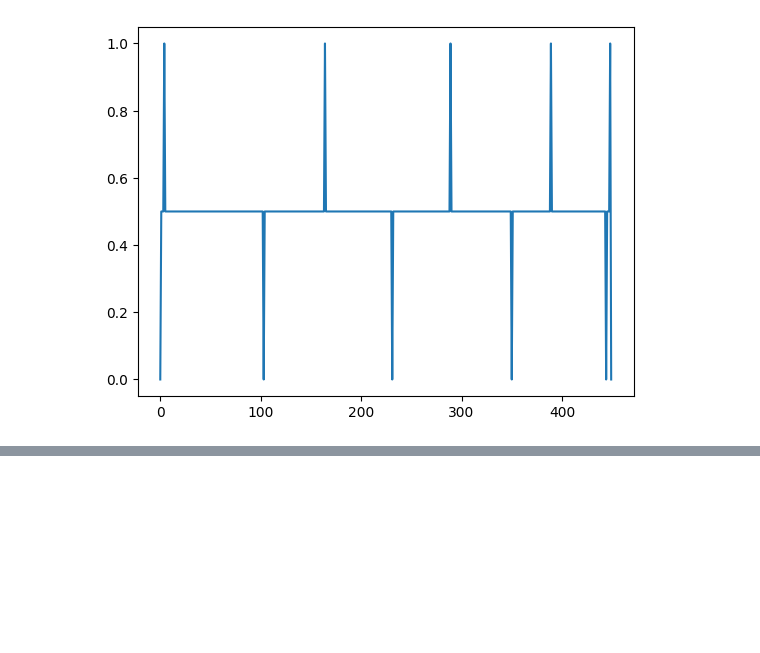
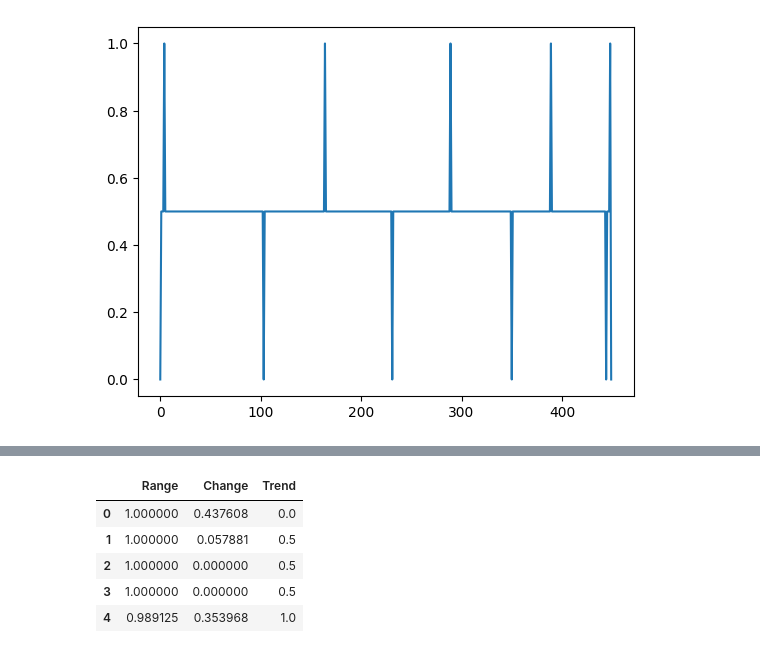
Before and after one commit to jrkosinski/articles, a Jupyter notebook: lstm-preprocessing/5_retrend.ipynb, the cells around one changed output, grey strips where cells are left out. Drawn from its saved outputs; the diff is of its cells as text; code cells hidden in the pictures; blank space fills up the shorter version.

```diff
--- a/lstm-preprocessing/5_retrend.ipynb
+++ b/lstm-preprocessing/5_retrend.ipynb
@@ -133,0 +356,14 @@ ValueError: Length of values (3210) does not match length of index (3211)
+# %%
+'''
+The Adj Close column can be finally removed, leaving the DataFrame with 3 columns or features: Range,
+Change, and Trend.
+'''
+df.pop("Adj Close")
+df.head()
+# %% [output]
+|  | Range | Change | Trend |
+| 0 | 1.000000 | 0.437608 | 0.0 |
+| 1 | 1.000000 | 0.057881 | 0.5 |
+| 2 | 1.000000 | 0.000000 | 0.5 |
+| 3 | 1.000000 | 0.000000 | 0.5 |
+| 4 | 0.989125 | 0.353968 | 1.0 |
```
Also changed, not shown: parts of 5 cells of this notebook, 3 other files.
